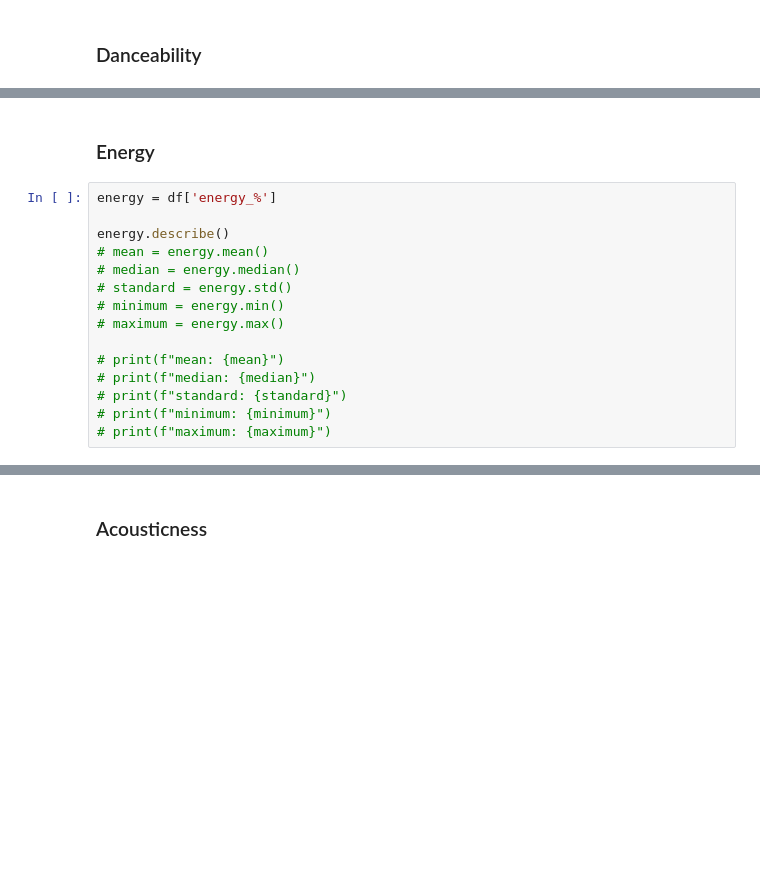
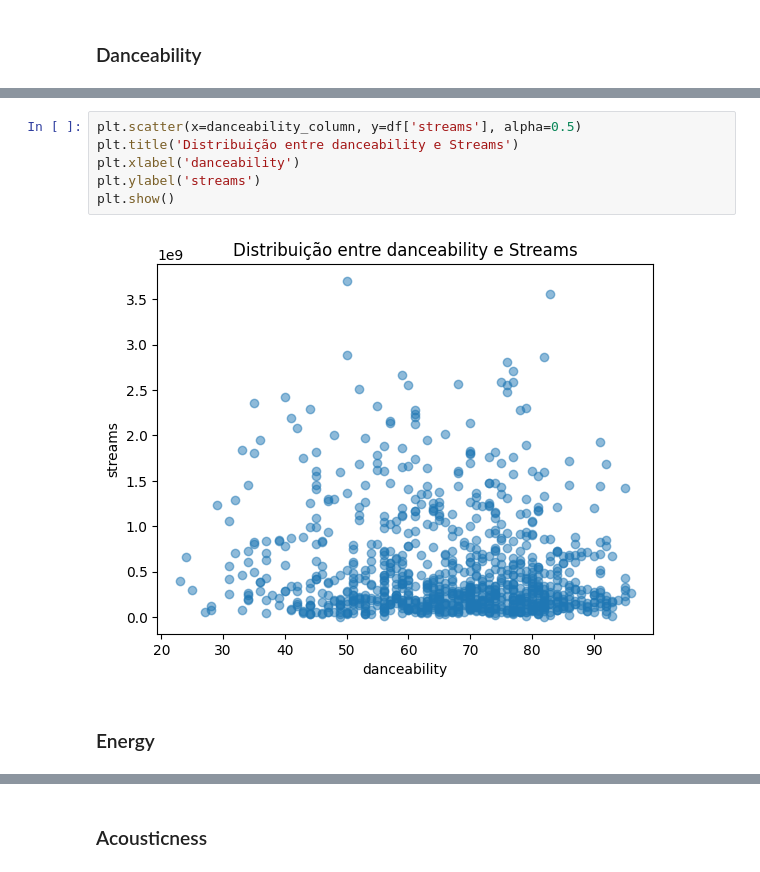
Before and after one commit to matheusinit/spotify-data, a Jupyter notebook: 00_init.ipynb, the cells around one changed output, grey strips where cells are left out. Saved outputs shown, nothing was run; the diff lists cells and outputs as text; blank space fills up the shorter version.

```diff
--- a/00_init.ipynb
+++ b/00_init.ipynb
@@ -67,17 +120,10 @@ danceability_column.describe()
+# %%
+plt.scatter(x=danceability_column, y=df['streams'], alpha=0.5)
+plt.title('Distribuição entre danceability e Streams')
+plt.xlabel('danceability')
+plt.ylabel('streams')
+plt.show()
+# %% [output]
+[figure, added]
 # %% [markdown]
 ### Energy
-# %%
-energy = df['energy_%']
-
-energy.describe()
-# mean = energy.mean()
-# median = energy.median()
-# standard = energy.std()
-# minimum = energy.min()
-# maximum = energy.max()
-
-# print(f"mean: {mean}")
-# print(f"median: {median}")
-# print(f"standard: {standard}")
-# print(f"minimum: {minimum}")
-# print(f"maximum: {maximum}")
```
Also changed, not shown: parts of 31 cells of this notebook.
